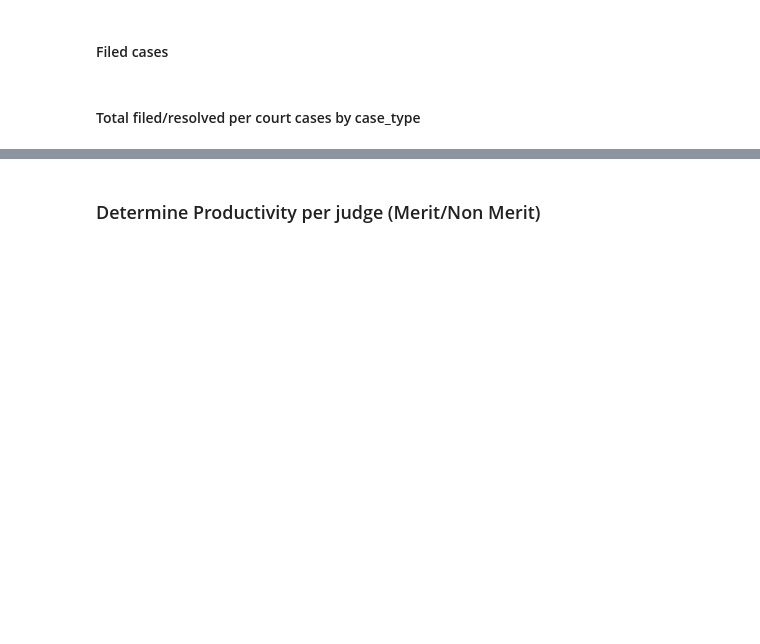
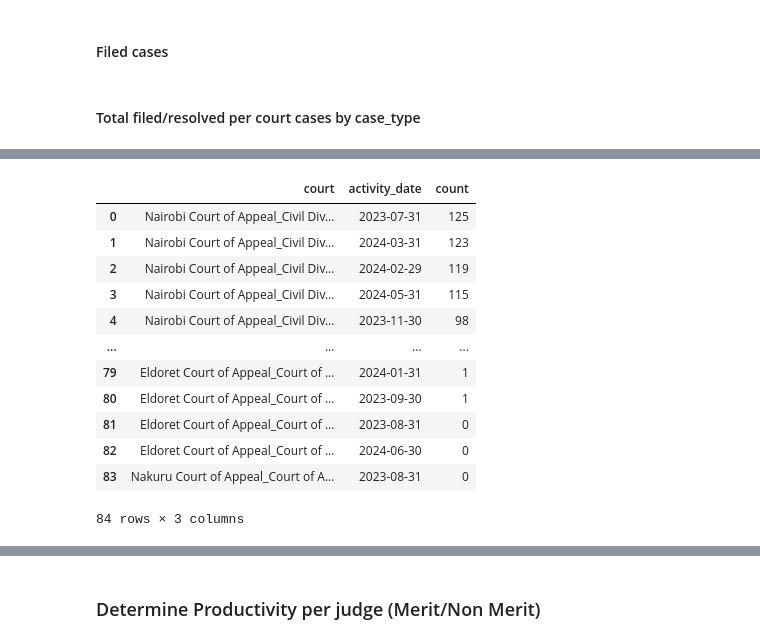
Before and after one commit to namatanda/haki-data, a Jupyter notebook: notebooks/analysis/coa-reporting.ipynb, the cells around one changed output, grey strips where cells are left out. Drawn from its saved outputs; the diff is of its cells as text; code cells hidden in the pictures; blank space fills up the shorter version.

```diff
--- a/notebooks/analysis/coa-reporting.ipynb
+++ b/notebooks/analysis/coa-reporting.ipynb
@@ -7,7 +7,7 @@ import logging
 logging.basicConfig(level=logging.INFO, format='%(asctime)s - %(levelname)s - %(message)s')
 logger = logging.getLogger(__name__)
 # pd.set_option('display.max_rows', None)
-# pd.set_option('display.max_columns', None)
+pd.set_option('display.max_columns', 45)
 # %% [markdown]
 # Data Cleaning
 # %%
@@ -727,0 +720,16 @@ adjourn_proportion['adjourn_proportion'] = (adjourn_proportion['total_adjourned'
+# %%
+df.groupby(['court', pd.Grouper(key='activity_date', freq='ME')])['concluded'].sum().sort_values(ascending=False).reset_index(name='count')
+# %% [output]
+|  | court | activity_date | count |
+| 0 | Nairobi Court of Appeal_Civil Div... | 2023-07-31 | 125 |
+| 1 | Nairobi Court of Appeal_Civil Div... | 2024-03-31 | 123 |
+| 2 | Nairobi Court of Appeal_Civil Div... | 2024-02-29 | 119 |
+| 3 | Nairobi Court of Appeal_Civil Div... | 2024-05-31 | 115 |
+| 4 | Nairobi Court of Appeal_Civil Div... | 2023-11-30 | 98 |
+| ... | ... | ... | ... |
+| 79 | Eldoret Court of Appeal_Court of ... | 2024-01-31 | 1 |
+| 80 | Eldoret Court of Appeal_Court of ... | 2023-09-30 | 1 |
+| 81 | Eldoret Court of Appeal_Court of ... | 2023-08-31 | 0 |
+| 82 | Eldoret Court of Appeal_Court of ... | 2024-06-30 | 0 |
+| 83 | Nakuru Court of Appeal_Court of A... | 2023-08-31 | 0 |
+84 rows × 3 columns
```
Also changed, not shown: parts of 26 cells of this notebook, 21 other files.
